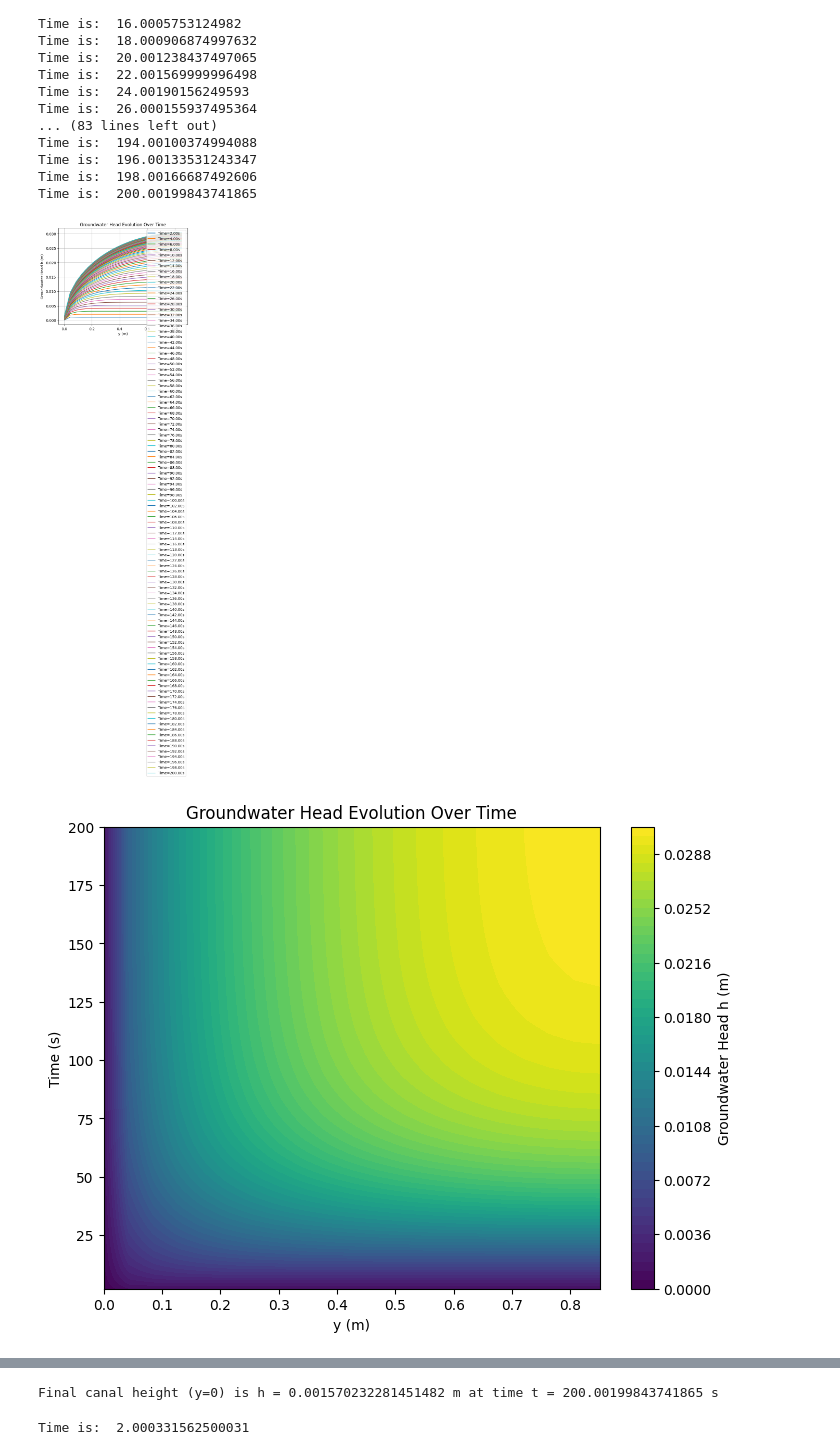
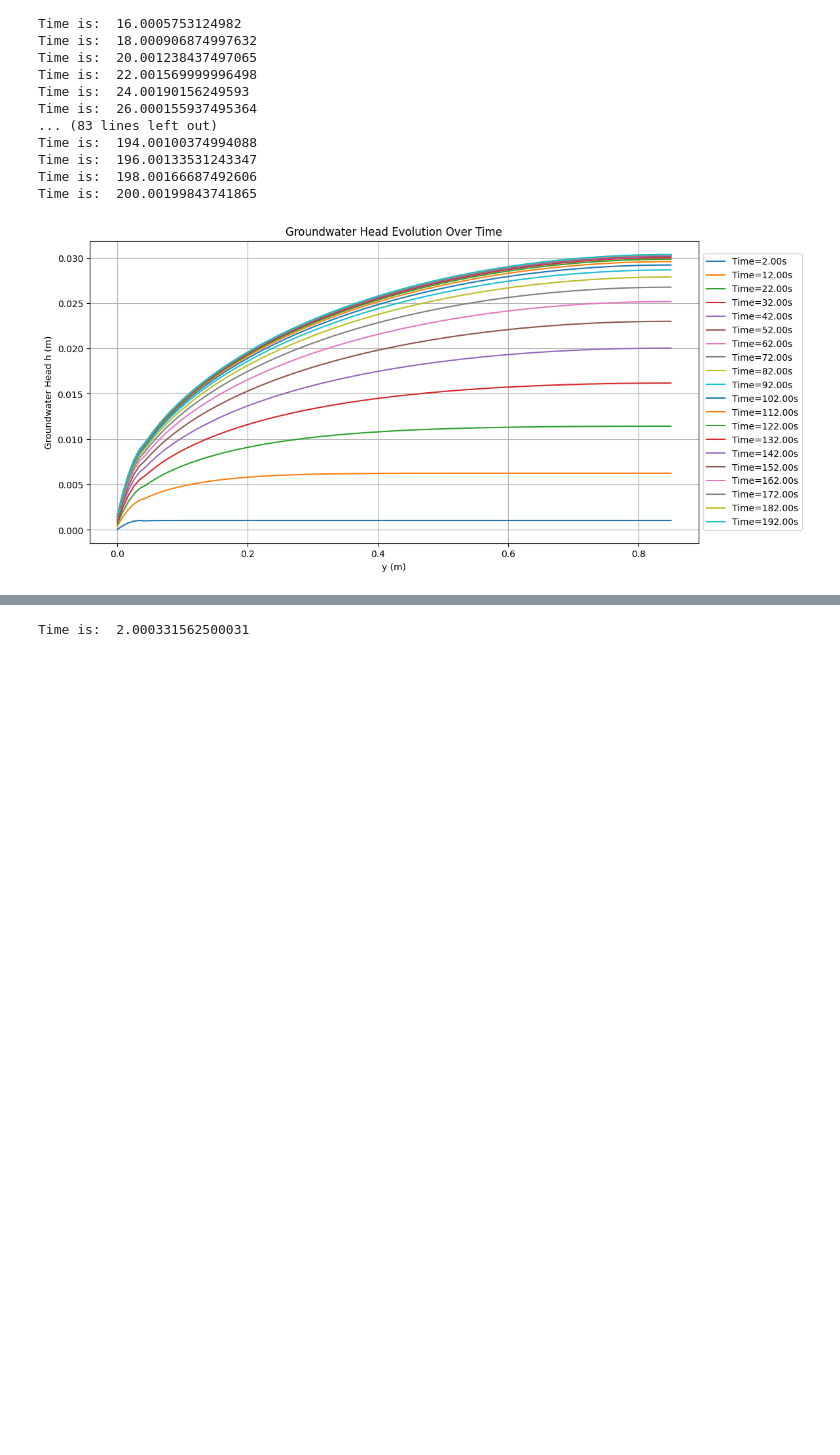
Before and after one commit to obokhove/FDnumerics2526, a Jupyter notebook: Alex_Carey/Exercise 3/Groundwater_Alex_Carey.ipynb, the cells around one changed output, grey strips where cells are left out. Drawn from its saved outputs; the diff is of its cells as text; code cells hidden in the pictures; blank space fills up the shorter version.

```diff
--- a/Alex_Carey/Exercise 3/Groundwater_Alex_Carey.ipynb
+++ b/Alex_Carey/Exercise 3/Groundwater_Alex_Carey.ipynb
@@ -186,48 +186,50 @@ Time is:  198.00166687492606
 Time is:  200.00199843741865
 # %%
 import matplotlib.pyplot as plt
-for i in range(len(times)):
+# Set plot width and height
+plt.figure(figsize=(12, 6))
+for i in range(0, len(times), 5):
     plt.plot(ys, values[i], label=f'Time={times[i]:.2f}s')
 plt.xlabel('y (m)')
 plt.ylabel('Groundwater Head h (m)')
 plt.title('Groundwater Head Evolution Over Time')
-plt.legend()
+# Move legend outside the plot
+plt.legend(loc='center left', bbox_to_anchor=(1, 0.5))
 plt.grid()
 plt.show()
 
 # Heatmap plot with horizontal axis as y and vertical axis as time
-import matplotlib.pyplot as plt
+# import matplotlib.pyplot as plt
 
-Y, T = np.meshgrid(ys, times)
-Z = np.array(values)
-plt.figure(figsize=(8, 6))
-plt.contourf(Y, T, Z, levels=50, cmap='viridis')
-plt.colorbar(label='Groundwater Head h (m)')
-plt.xlabel('y (m)')
-plt.ylabel('Time (s)')
-plt.title('Groundwater Head Evolution Over Time')
-plt.show()
+# Y, T = np.meshgrid(ys, times)
+# Z = np.array(values)
+# plt.figure(figsize=(8, 6))
+# plt.contourf(Y, T, Z, levels=50, cmap='viridis')
+# plt.colorbar(label='Groundwater Head h (m)')
+# plt.xlabel('y (m)')
+# plt.ylabel('Time (s)')
+# plt.title('Groundwater Head Evolution Over Time')
+# plt.show()
 
-# Plot final state as steady state profile
-plt.plot(ys, values[-1], label=f'Time={times[-1]:.2f}s')
-plt.xlabel('y (m)')
-plt.ylabel('Groundwater Head h (m)')
-plt.title('Final Groundwater Head Profile')
-plt.legend()
-plt.grid()
-plt.show()
+# # Plot final state as steady state profile
+# plt.plot(ys, values[-1], label=f'Time={times[-1]:.2f}s')
+# plt.xlabel('y (m)')
+# plt.ylabel('Groundwater Head h (m)')
+# plt.title('Final Groundwater Head Profile')
+# plt.legend()
+# plt.grid()
+# plt.show()
 
-# Plot just the state at y = 0 through time
-plt.figure(figsize=(8, 6))
-h_at_y0 = [value[0] for value in values]
-plt.plot(times, h_at_y0, marker='o')
-plt.xlabel('Time (s)')
-plt.ylabel('Groundwater Head h at y=0 (m)')
-plt.title('Groundwater Head at y=0 Over Time')
-plt.grid()
-plt.show()
+# # Plot just the state at y = 0 through time
+# plt.figure(figsize=(8, 6))
+# h_at_y0 = [value[0] for value in values]
+# plt.plot(times, h_at_y0, marker='o')
+# plt.xlabel('Time (s)')
+# plt.ylabel('Groundwater Head h at y=0 (m)')
+# plt.title('Groundwater Head at y=0 Over Time')
+# plt.grid()
+# plt.show()
 
-print("Final canal height (y=0) is h =", h_at_y0[-1], "m at time t =", times[-1], "s")
+# print("Final canal height (y=0) is h =", h_at_y0[-1], "m at time t =", times[-1], "s")
 # %% [output]
-[figure, old version]
+[figure, new version]
-[figure, removed]
@@ -236,4 +236,3 @@ print("Final canal height (y=0) is h =", h_at_y0[-1], "m at time t =", times[-1]
-Final canal height (y=0) is h = 0.001570232281451482 m at time t = 200.00199843741865 s
 # %%
 ########################################
 # Imports
```
Also changed, not shown: parts of 1 cell of this notebook, 1 other file.
